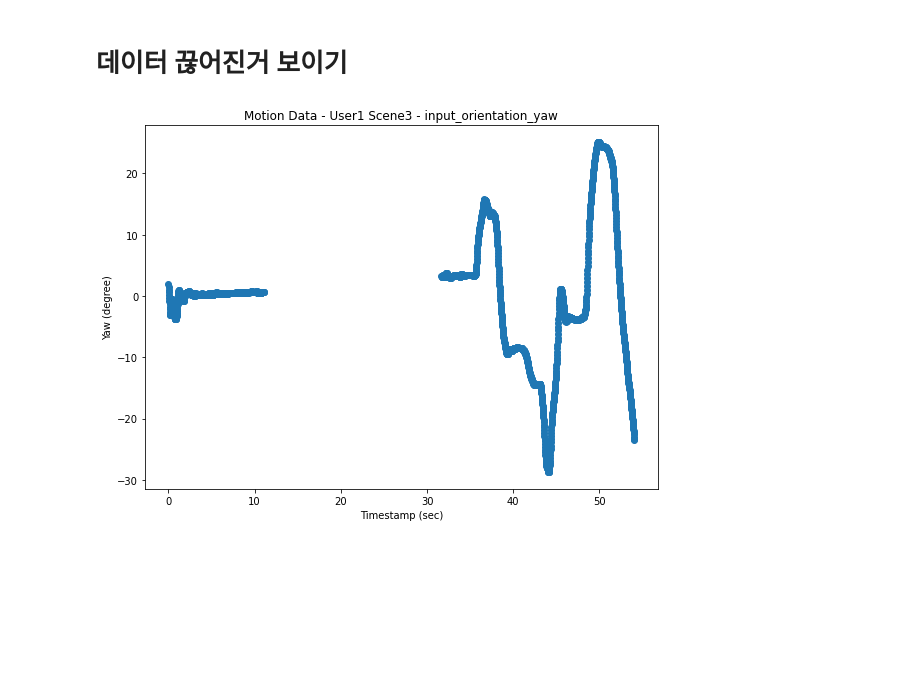
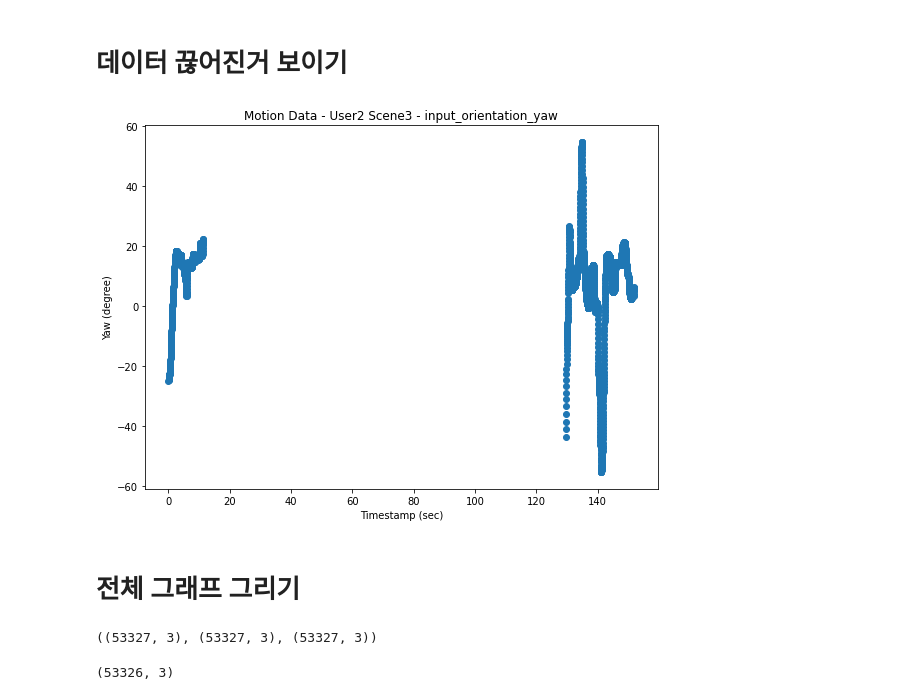
Before and after one commit to Kitsunetic/head-project, a Jupyter notebook: 1220 최종발표 준비.ipynb, the cells around one changed output. Saved outputs shown, nothing was run; the diff lists cells and outputs as text; code cells hidden in the pictures; blank space fills up the shorter version.

```diff
--- a/1220 최종발표 준비.ipynb
+++ b/1220 최종발표 준비.ipynb
@@ -102,19 +102,21 @@ plt.show()
 # %% [markdown]
 # 데이터 끊어진거 보이기
 # %%
-csv = pd.read_csv('data/org/motion_data_user1_scene3.csv')
+csv = pd.read_csv('data/org/motion_data_user2_scene3.csv')
 # %%
 beggining = csv.timestamp[0]
 s = 0
 t = 2000
 
 plt.figure(figsize=(8, 6))
 plt.scatter((csv.timestamp[s:t] - beggining) / 705600000, csv.input_orientation_yaw[s:t] * 180 / pi)
 plt.ylabel('Yaw (degree)')
 plt.xlabel('Timestamp (sec)')
-plt.title('Motion Data - User1 Scene3 - input_orientation_yaw')
+plt.title('Motion Data - User2 Scene3 - input_orientation_yaw')
 plt.tight_layout()
-plt.savefig('temp/test.png')
+plt.savefig('temp/test2.png')
 plt.show()
 # %% [output]
-[figure, old version]
+[figure, new version]
+# %% [markdown]
+# 전체 그래프 그리기
@@ -120,0 +127,4 @@ plt.show()
+# %%
+P.shape, X.shape, Y.shape
+# %% [output]
+((53327, 3), (53327, 3), (53327, 3))
@@ -120,0 +138,4 @@ plt.show()
+# %%
+CRP.shape
+# %% [output]
+(53326, 3)
```
Also changed, not shown: parts of 7 cells of this notebook, 4 other files.
